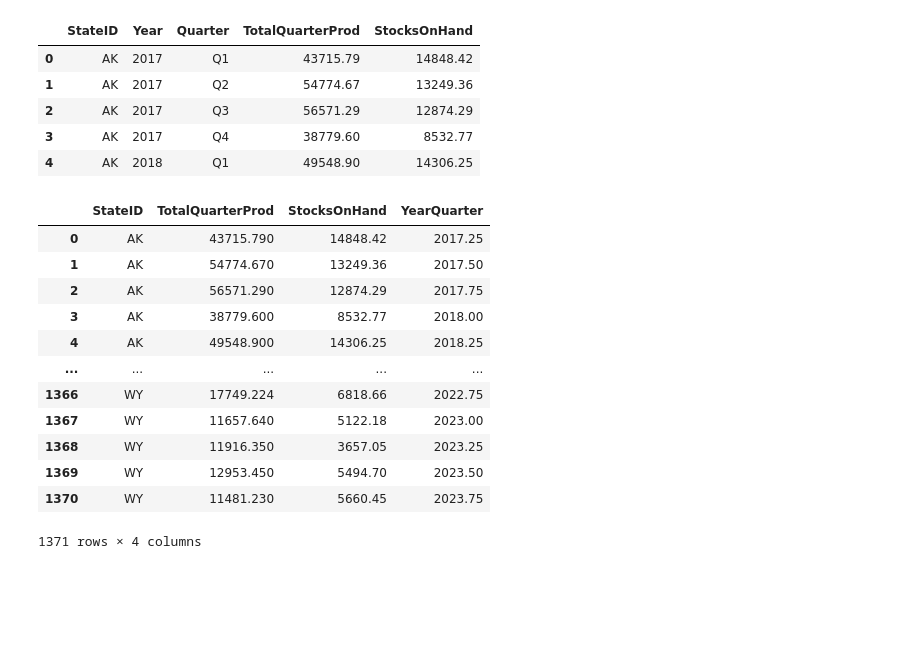
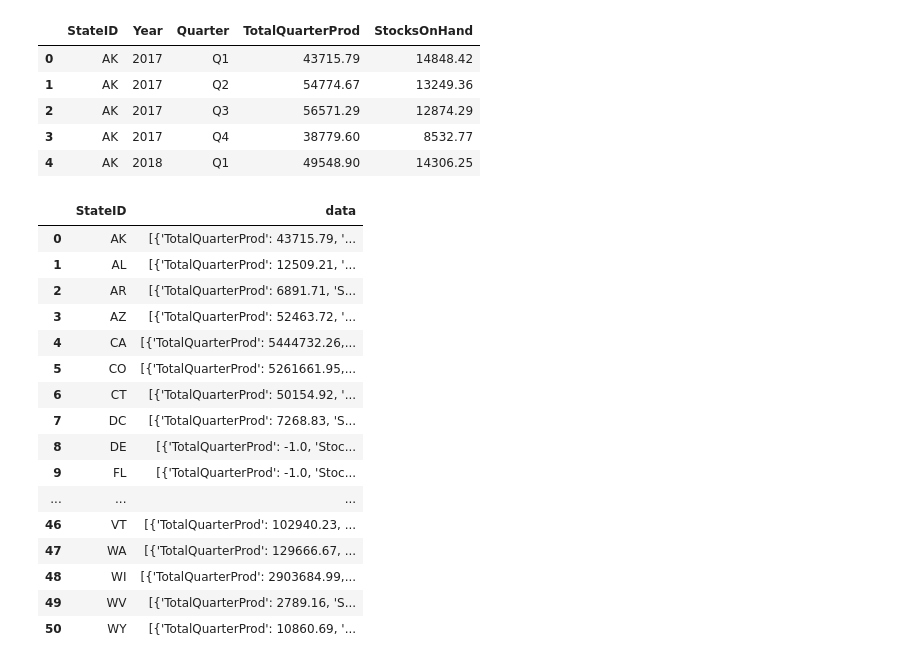
Before and after one commit to zqcushma/Project-3, a Jupyter notebook: python/data_extract.ipynb, the cells around one changed output. Cells and saved outputs as stored; diff of their text form; code cells hidden in the pictures; blank space fills up the shorter version.

```diff
--- a/python/data_extract.ipynb
+++ b/python/data_extract.ipynb
@@ -252,20 +252,25 @@ fill_value = -1  # You can change this to any value you prefer
 quarterlyDF[['TotalQuarterProd', 'StocksOnHand']] = quarterlyDF[['TotalQuarterProd', 'StocksOnHand']].fillna(fill_value)
 
 quarterlyDF = quarterlyDF.drop(['Year', 'Quarter'], axis=1)
-
-quarterlyDF
-# %% [output]
-|  | StateID | TotalQuarterProd | StocksOnHand | YearQuarter |
-| 0 | AK | 43715.790 | 14848.42 | 2017.25 |
-| 1 | AK | 54774.670 | 13249.36 | 2017.50 |
-| 2 | AK | 56571.290 | 12874.29 | 2017.75 |
-| 3 | AK | 38779.600 | 8532.77 | 2018.00 |
-| 4 | AK | 49548.900 | 14306.25 | 2018.25 |
-| ... | ... | ... | ... | ... |
-| 1366 | WY | 17749.224 | 6818.66 | 2022.75 |
-| 1367 | WY | 11657.640 | 5122.18 | 2023.00 |
-| 1368 | WY | 11916.350 | 3657.05 | 2023.25 |
-| 1369 | WY | 12953.450 | 5494.70 | 2023.50 |
-| 1370 | WY | 11481.230 | 5660.45 | 2023.75 |
-1371 rows × 4 columns
+# %%
+grouped = quarterlyDF.groupby('StateID').apply(lambda x: x.drop('StateID', axis=1).to_dict(orient='records')).reset_index(name='data')
+grouped
+# %% [output]
+|  | StateID | data |
+| 0 | AK | [{'TotalQuarterProd': 43715.79, '... |
+| 1 | AL | [{'TotalQuarterProd': 12509.21, '... |
+| 2 | AR | [{'TotalQuarterProd': 6891.71, 'S... |
+| 3 | AZ | [{'TotalQuarterProd': 52463.72, '... |
+| 4 | CA | [{'TotalQuarterProd': 5444732.26,... |
+| 5 | CO | [{'TotalQuarterProd': 5261661.95,... |
+| 6 | CT | [{'TotalQuarterProd': 50154.92, '... |
+| 7 | DC | [{'TotalQuarterProd': 7268.83, 'S... |
+| 8 | DE | [{'TotalQuarterProd': -1.0, 'Stoc... |
+| 9 | FL | [{'TotalQuarterProd': -1.0, 'Stoc... |
+| ... | ... | ... |
+| 46 | VT | [{'TotalQuarterProd': 102940.23, ... |
+| 47 | WA | [{'TotalQuarterProd': 129666.67, ... |
+| 48 | WI | [{'TotalQuarterProd': 2903684.99,... |
+| 49 | WV | [{'TotalQuarterProd': 2789.16, 'S... |
+| 50 | WY | [{'TotalQuarterProd': 10860.69, '... |
 # %%
```
Also changed, not shown: parts of 1 cell of this notebook, 3 other files.
